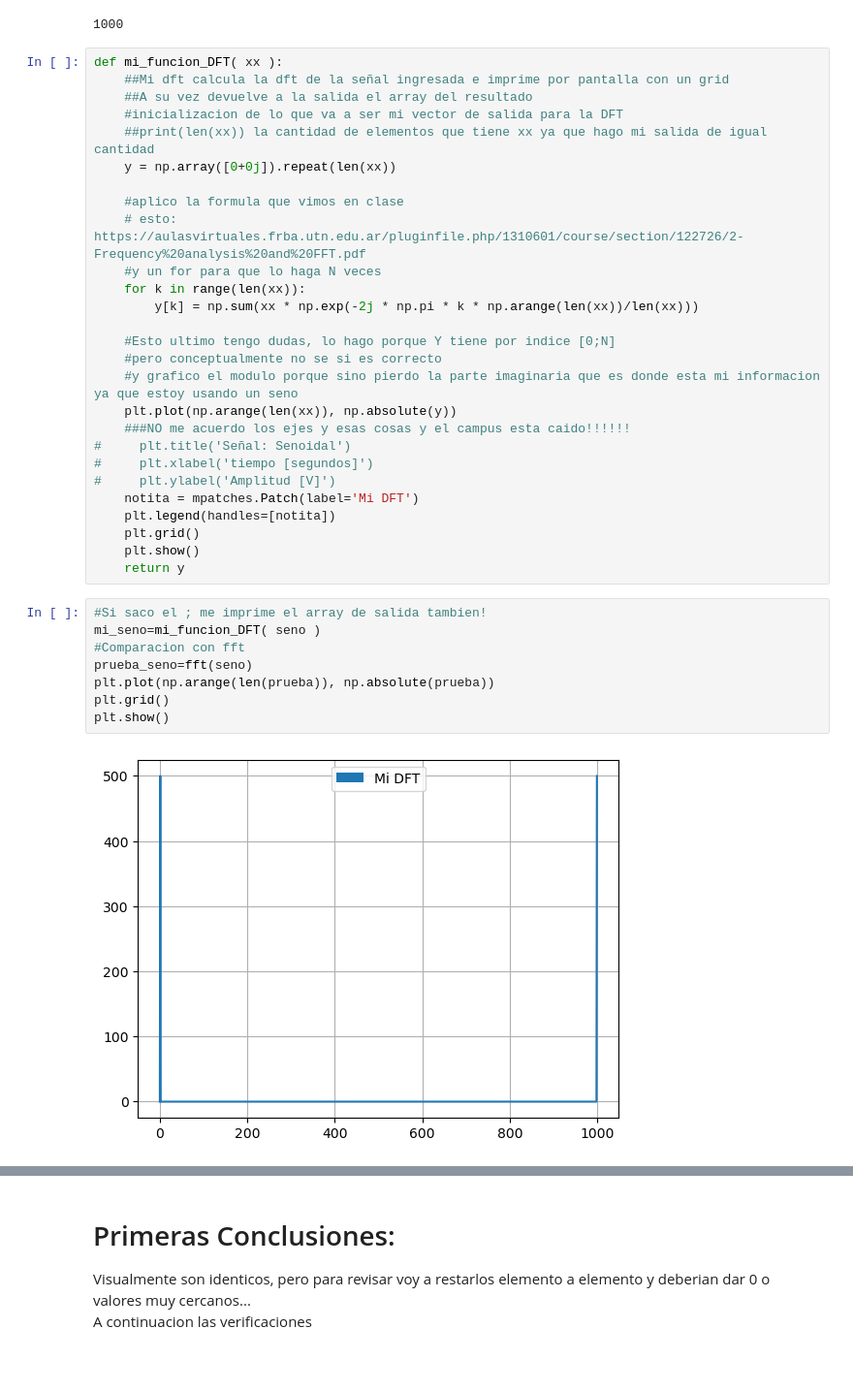
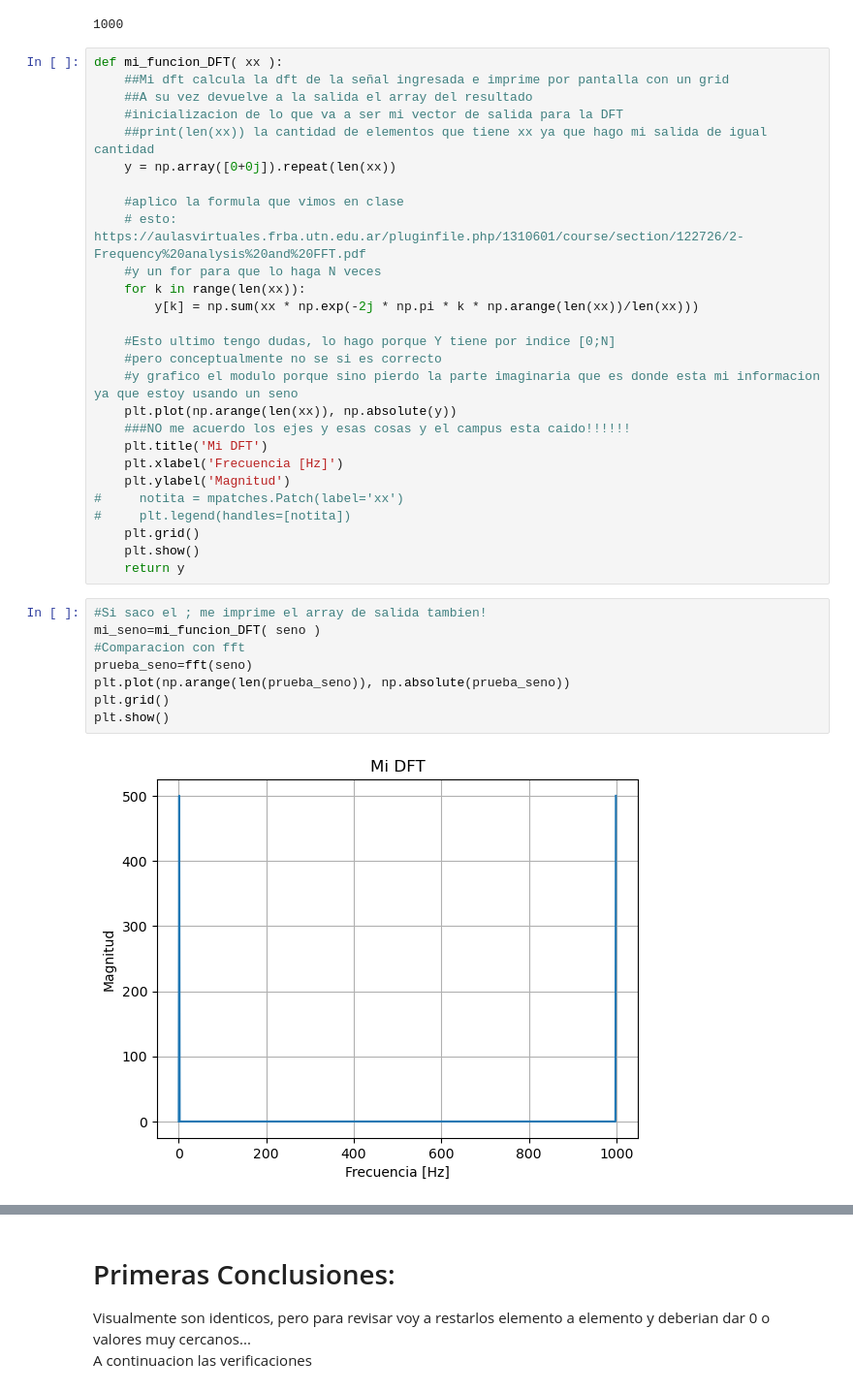
Before and after one commit to EmaOlay/PDS2021, a Jupyter notebook: TS2.ipynb, the cells around one changed output, grey strips where cells are left out. Shown at 97% size. Cells and saved outputs as stored; diff of their text form; blank space fills up the shorter version.

```diff
--- a/TS2.ipynb
+++ b/TS2.ipynb
@@ -54,24 +54,24 @@ def mi_funcion_DFT( xx ):
     #y grafico el modulo porque sino pierdo la parte imaginaria que es donde esta mi informacion ya que estoy usando un seno
     plt.plot(np.arange(len(xx)), np.absolute(y))
     ###NO me acuerdo los ejes y esas cosas y el campus esta caido!!!!!!
-#     plt.title('Señal: Senoidal')
-#     plt.xlabel('tiempo [segundos]')
-#     plt.ylabel('Amplitud [V]')
-    notita = mpatches.Patch(label='Mi DFT')
-    plt.legend(handles=[notita])
+    plt.title('Mi DFT')
+    plt.xlabel('Frecuencia [Hz]')
+    plt.ylabel('Magnitud')
+#     notita = mpatches.Patch(label='xx')
+#     plt.legend(handles=[notita])
     plt.grid()
     plt.show()
     return y
 # %%
 #Si saco el ; me imprime el array de salida tambien!
 mi_seno=mi_funcion_DFT( seno )
 #Comparacion con fft
 prueba_seno=fft(seno)
-plt.plot(np.arange(len(prueba)), np.absolute(prueba))
+plt.plot(np.arange(len(prueba_seno)), np.absolute(prueba_seno))
 plt.grid()
 plt.show()
 # %% [output]
-[figure, old version]
+[figure, new version]
 [figure]
 # %% [markdown]
 # Primeras Conclusiones:
```
Also changed, not shown: parts of 4 cells of this notebook.
